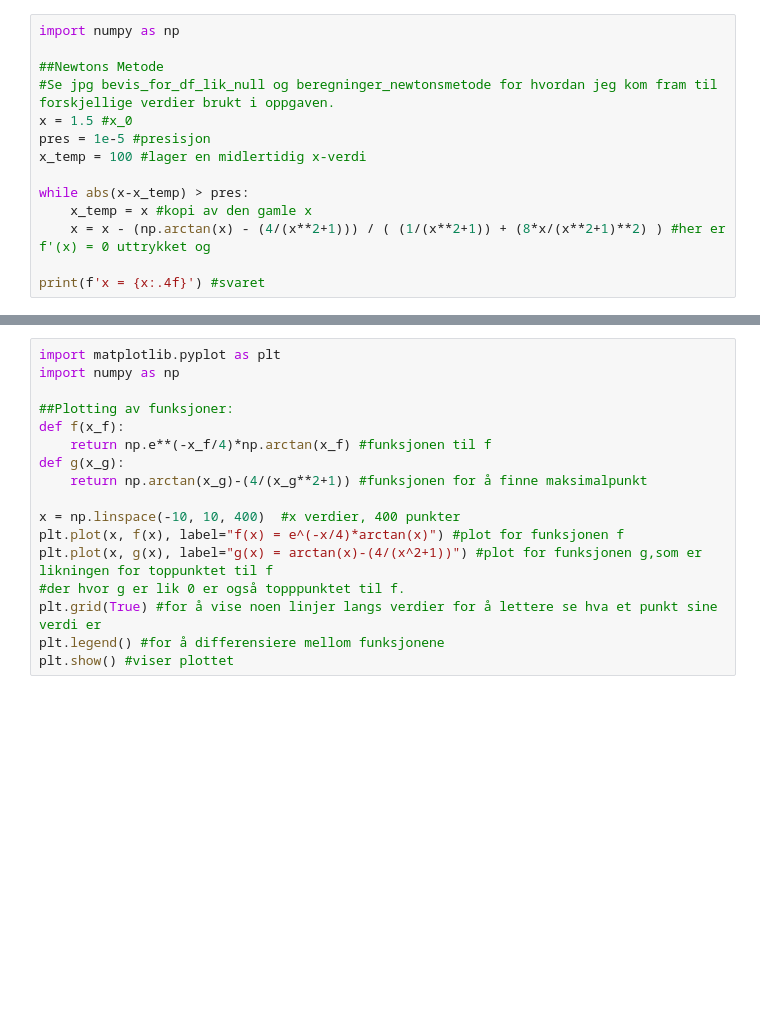
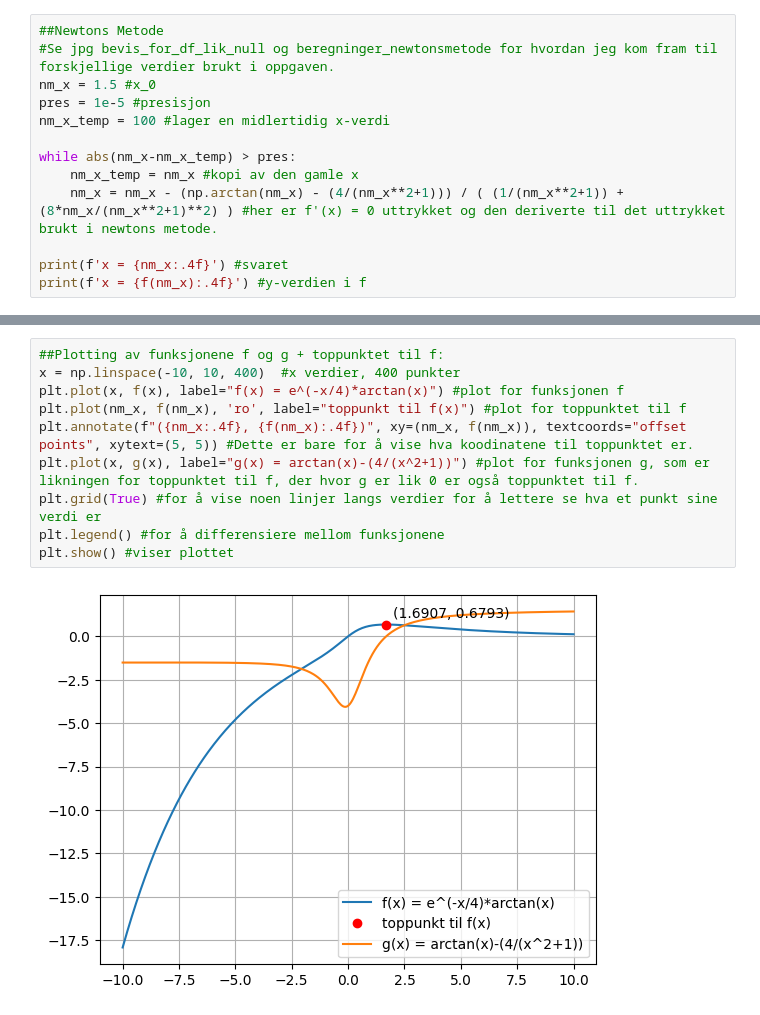
Before and after one commit to DAFE1000/oblig-2-T1Po-kode, a Jupyter notebook: plotting.ipynb, the cells around one changed output, grey strips where cells are left out. Cells and saved outputs as stored; diff of their text form; blank space fills up the shorter version.

Commit message:
Omstrukturering av fil fordi det var noe del repetering(og jeg ville bruke f i newtonsmetode cellen uten å skrive funksjonen to ganger), og plotting av toppunktet til f.

```diff
--- a/plotting.ipynb
+++ b/plotting.ipynb
@@ -1,16 +15,15 @@
 # %%
-import numpy as np
-
 ##Newtons Metode
 #Se jpg bevis_for_df_lik_null og beregninger_newtonsmetode for hvordan jeg kom fram til forskjellige verdier brukt i oppgaven.
-x = 1.5 #x_0
+nm_x = 1.5 #x_0
 pres = 1e-5 #presisjon
-x_temp = 100 #lager en midlertidig x-verdi
+nm_x_temp = 100 #lager en midlertidig x-verdi
 
-while abs(x-x_temp) > pres:
-    x_temp = x #kopi av den gamle x
-    x = x - (np.arctan(x) - (4/(x**2+1))) / ( (1/(x**2+1)) + (8*x/(x**2+1)**2) ) #her er f'(x) = 0 uttrykket og
+while abs(nm_x-nm_x_temp) > pres:
+    nm_x_temp = nm_x #kopi av den gamle x
+    nm_x = nm_x - (np.arctan(nm_x) - (4/(nm_x**2+1))) / ( (1/(nm_x**2+1)) + (8*nm_x/(nm_x**2+1)**2) ) #her er f'(x) = 0 uttrykket og den deriverte til det uttrykket brukt i newtons metode.
 
-print(f'x = {x:.4f}') #svaret
+print(f'x = {nm_x:.4f}') #svaret
+print(f'x = {f(nm_x):.4f}') #y-verdien i f
 # %% [output]
 x = 1.6907
@@ -31,17 +40,12 @@ plt.show()
 # %%
-import matplotlib.pyplot as plt
-import numpy as np
-
-##Plotting av funksjoner:
-def f(x_f):
-    return np.e**(-x_f/4)*np.arctan(x_f) #funksjonen til f
-def g(x_g):
-    return np.arctan(x_g)-(4/(x_g**2+1)) #funksjonen for å finne maksimalpunkt
-
+##Plotting av funksjonene f og g + toppunktet til f:
 x = np.linspace(-10, 10, 400)  #x verdier, 400 punkter
 plt.plot(x, f(x), label="f(x) = e^(-x/4)*arctan(x)") #plot for funksjonen f
-plt.plot(x, g(x), label="g(x) = arctan(x)-(4/(x^2+1))") #plot for funksjonen g,som er likningen for toppunktet til f
-#der hvor g er lik 0 er også topppunktet til f.
+plt.plot(nm_x, f(nm_x), 'ro', label="toppunkt til f(x)") #plot for toppunktet til f
+plt.annotate(f"({nm_x:.4f}, {f(nm_x):.4f})", xy=(nm_x, f(nm_x)), textcoords="offset points", xytext=(5, 5)) #Dette er bare for å vise hva koodinatene til toppunktet er.
+plt.plot(x, g(x), label="g(x) = arctan(x)-(4/(x^2+1))") #plot for funksjonen g, som er likningen for toppunktet til f, der hvor g er lik 0 er også toppunktet til f.
 plt.grid(True) #for å vise noen linjer langs verdier for å lettere se hva et punkt sine verdi er
 plt.legend() #for å differensiere mellom funksjonene
 plt.show() #viser plottet
+# %% [output]
+[figure, added]
```
Also changed, not shown: parts of 3 cells of this notebook.
